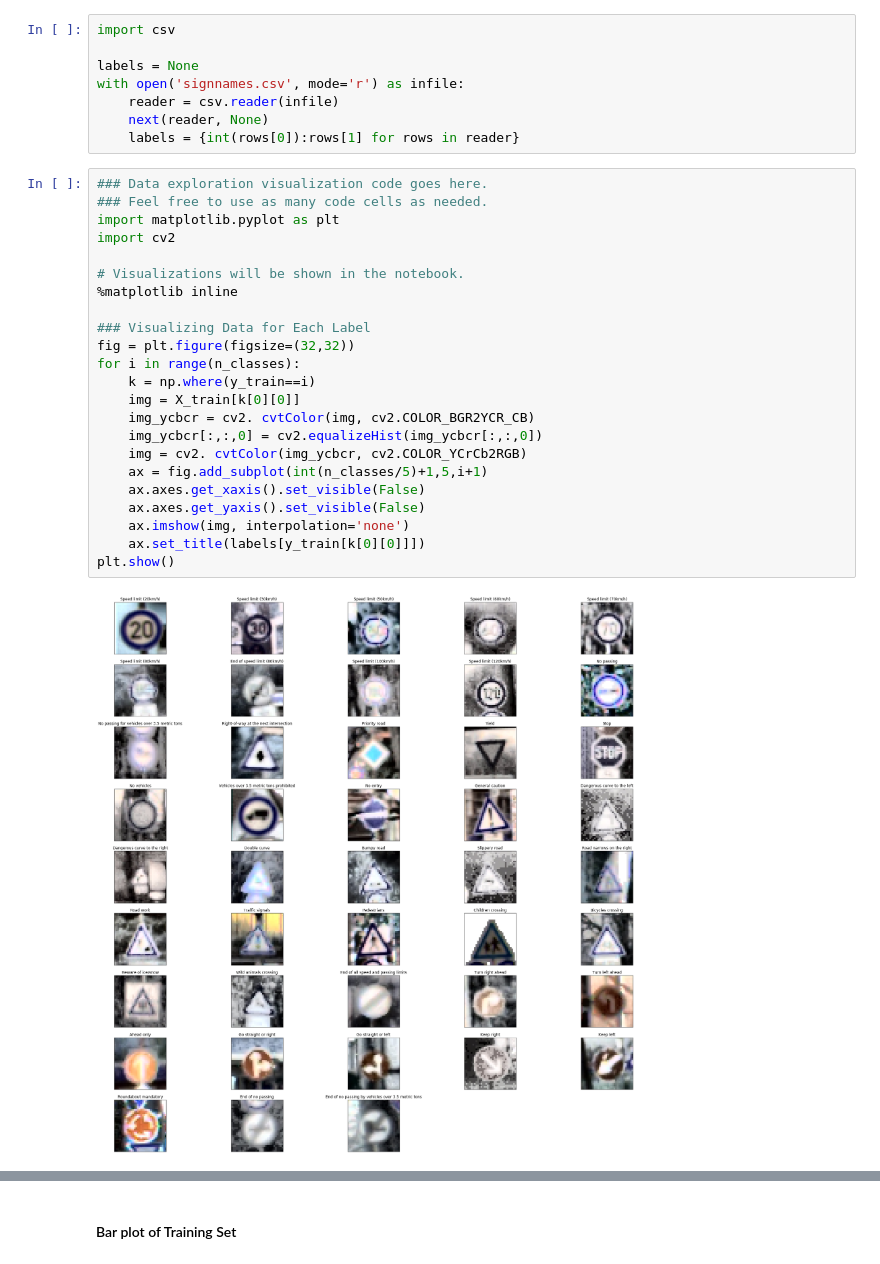
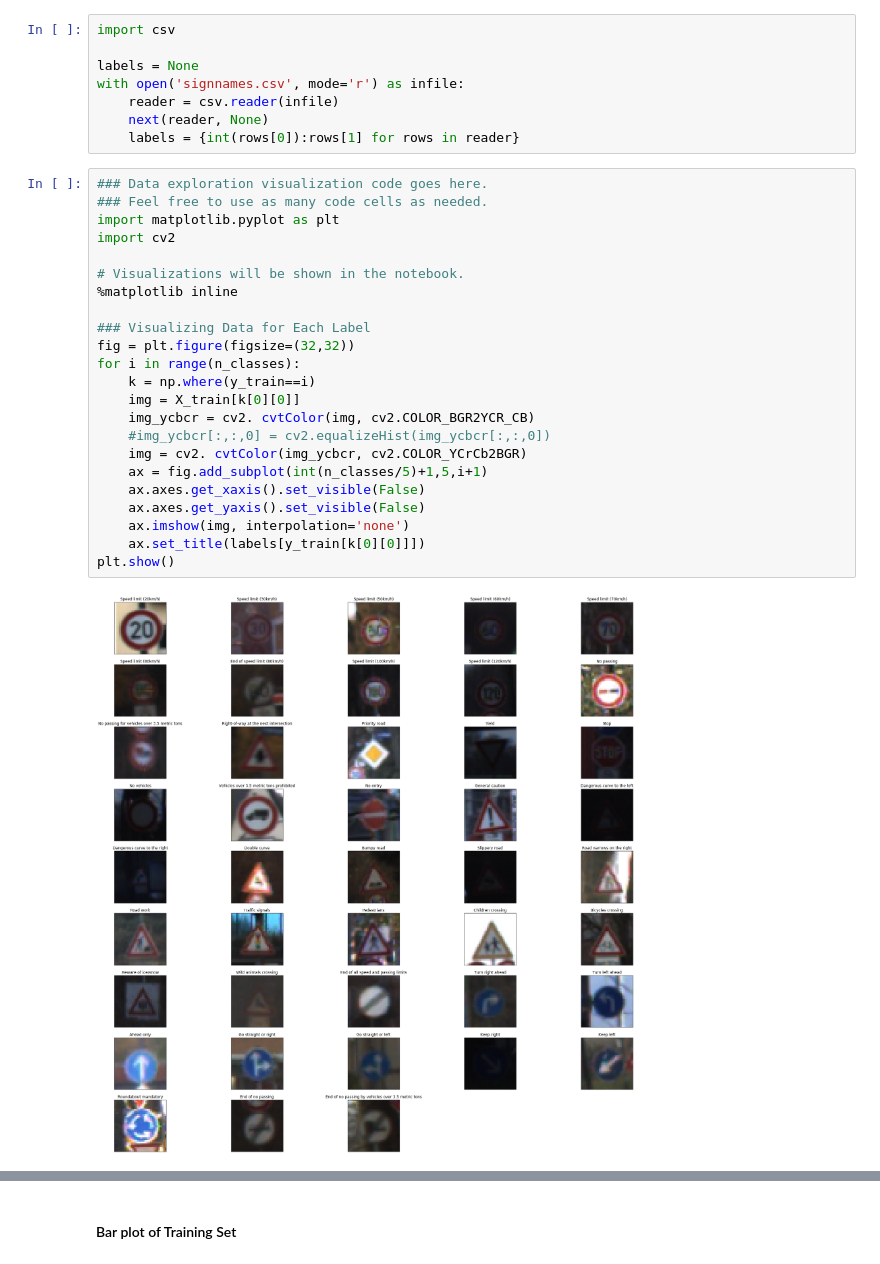
Before and after one commit to itscherylanne/CarND-Traffic-Sign-Classifier-Project, a Jupyter notebook: Traffic_Sign_Classifier.ipynb, the cells around one changed output, grey strips where cells are left out. Cells and saved outputs as stored; diff of their text form.

```diff
--- a/Traffic_Sign_Classifier.ipynb
+++ b/Traffic_Sign_Classifier.ipynb
@@ -105,25 +105,25 @@ with open('signnames.csv', mode='r') as infile:
 # %%
 ### Data exploration visualization code goes here.
 ### Feel free to use as many code cells as needed.
 import matplotlib.pyplot as plt
 import cv2
 
 # Visualizations will be shown in the notebook.
 %matplotlib inline
 
 ### Visualizing Data for Each Label
 fig = plt.figure(figsize=(32,32))
 for i in range(n_classes):
     k = np.where(y_train==i)
     img = X_train[k[0][0]]
     img_ycbcr = cv2. cvtColor(img, cv2.COLOR_BGR2YCR_CB)
-    img_ycbcr[:,:,0] = cv2.equalizeHist(img_ycbcr[:,:,0])
-    img = cv2. cvtColor(img_ycbcr, cv2.COLOR_YCrCb2RGB)
+    #img_ycbcr[:,:,0] = cv2.equalizeHist(img_ycbcr[:,:,0])
+    img = cv2. cvtColor(img_ycbcr, cv2.COLOR_YCrCb2BGR)
     ax = fig.add_subplot(int(n_classes/5)+1,5,i+1)
     ax.axes.get_xaxis().set_visible(False)
     ax.axes.get_yaxis().set_visible(False)
     ax.imshow(img, interpolation='none')
     ax.set_title(labels[y_train[k[0][0]]])
 plt.show()
 # %% [output]
-[figure, old version]
+[figure, new version]
```
Also changed, not shown: parts of 42 cells of this notebook, 28 other files.
